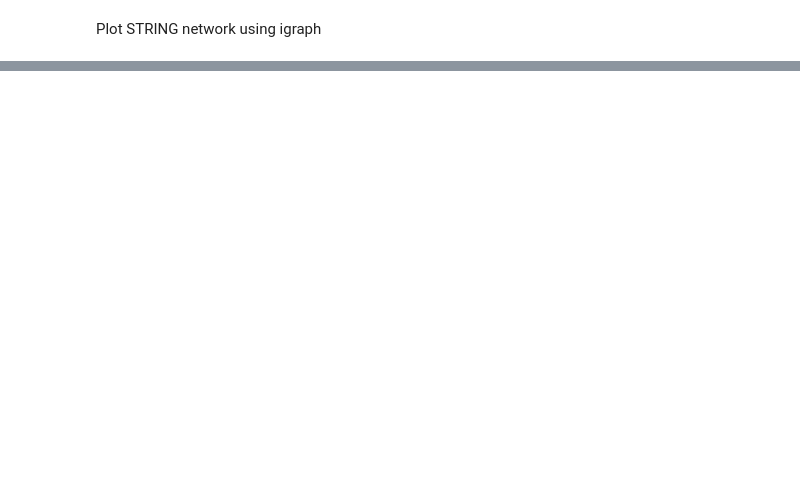
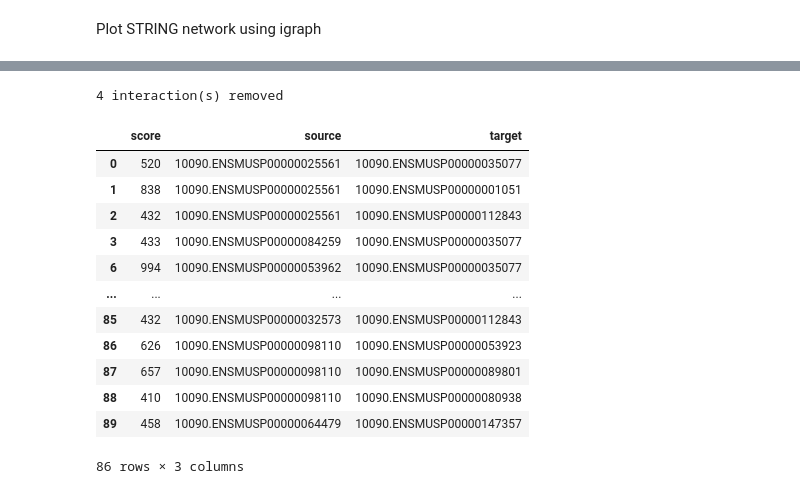
Before and after one commit to wrb2012/string-db, a Jupyter notebook: doc/usage_demo.ipynb, the cells around one changed output, grey strips where cells are left out. Saved outputs shown, nothing was run; the diff lists cells and outputs as text; code cells hidden in the pictures; blank space fills up the shorter version.

```diff
--- a/doc/usage_demo.ipynb
+++ b/doc/usage_demo.ipynb
@@ -56,0 +99,18 @@ fig = interactions.plot(layout='auto')
+# %%
+df2 = interactions.remove_homologous_interactions()
+df2
+# %% [output]
+4 interaction(s) removed
+|  | score | source | target |
+| 0 | 520 | 10090.ENSMUSP00000025561 | 10090.ENSMUSP00000035077 |
+| 1 | 838 | 10090.ENSMUSP00000025561 | 10090.ENSMUSP00000001051 |
+| 2 | 432 | 10090.ENSMUSP00000025561 | 10090.ENSMUSP00000112843 |
+| 3 | 433 | 10090.ENSMUSP00000084259 | 10090.ENSMUSP00000035077 |
+| 6 | 994 | 10090.ENSMUSP00000053962 | 10090.ENSMUSP00000035077 |
+| ... | ... | ... | ... |
+| 85 | 432 | 10090.ENSMUSP00000032573 | 10090.ENSMUSP00000112843 |
+| 86 | 626 | 10090.ENSMUSP00000098110 | 10090.ENSMUSP00000053923 |
+| 87 | 657 | 10090.ENSMUSP00000098110 | 10090.ENSMUSP00000089801 |
+| 88 | 410 | 10090.ENSMUSP00000098110 | 10090.ENSMUSP00000080938 |
+| 89 | 458 | 10090.ENSMUSP00000064479 | 10090.ENSMUSP00000147357 |
+86 rows × 3 columns
```
Also changed, not shown: parts of 8 cells of this notebook, 4 other files.
